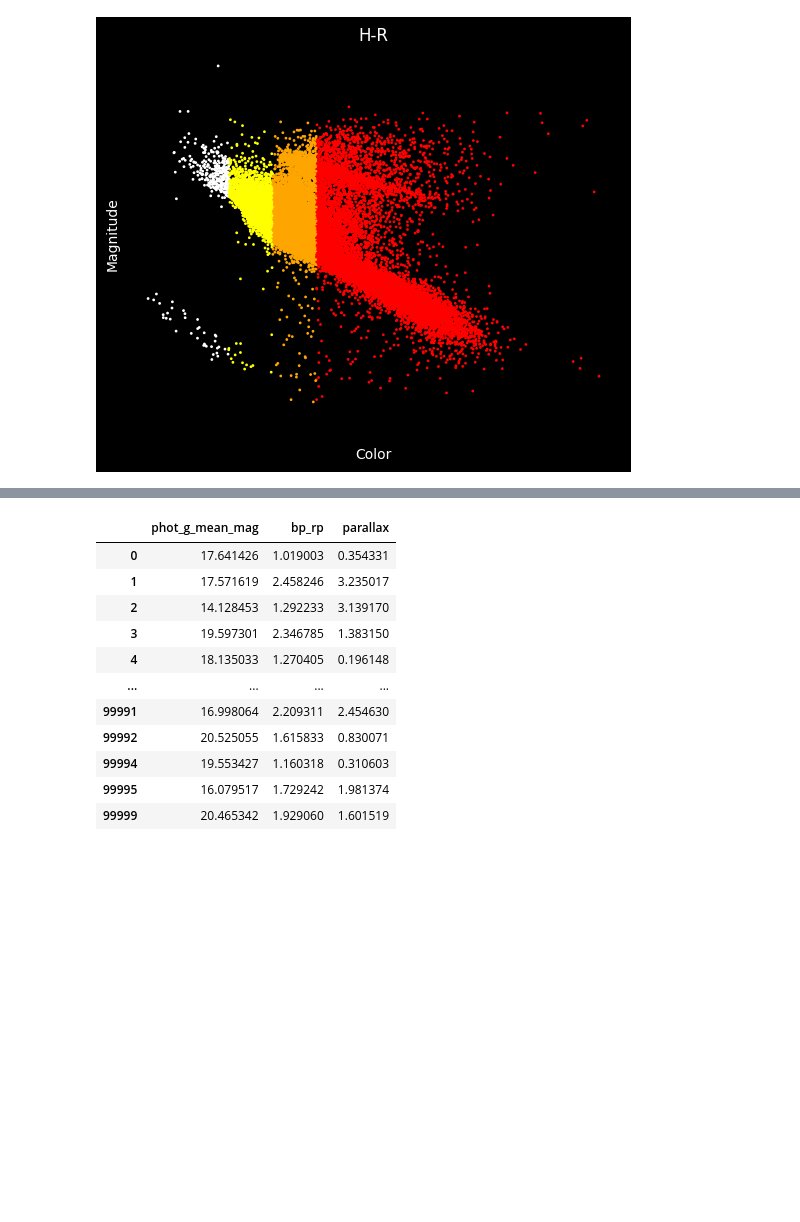
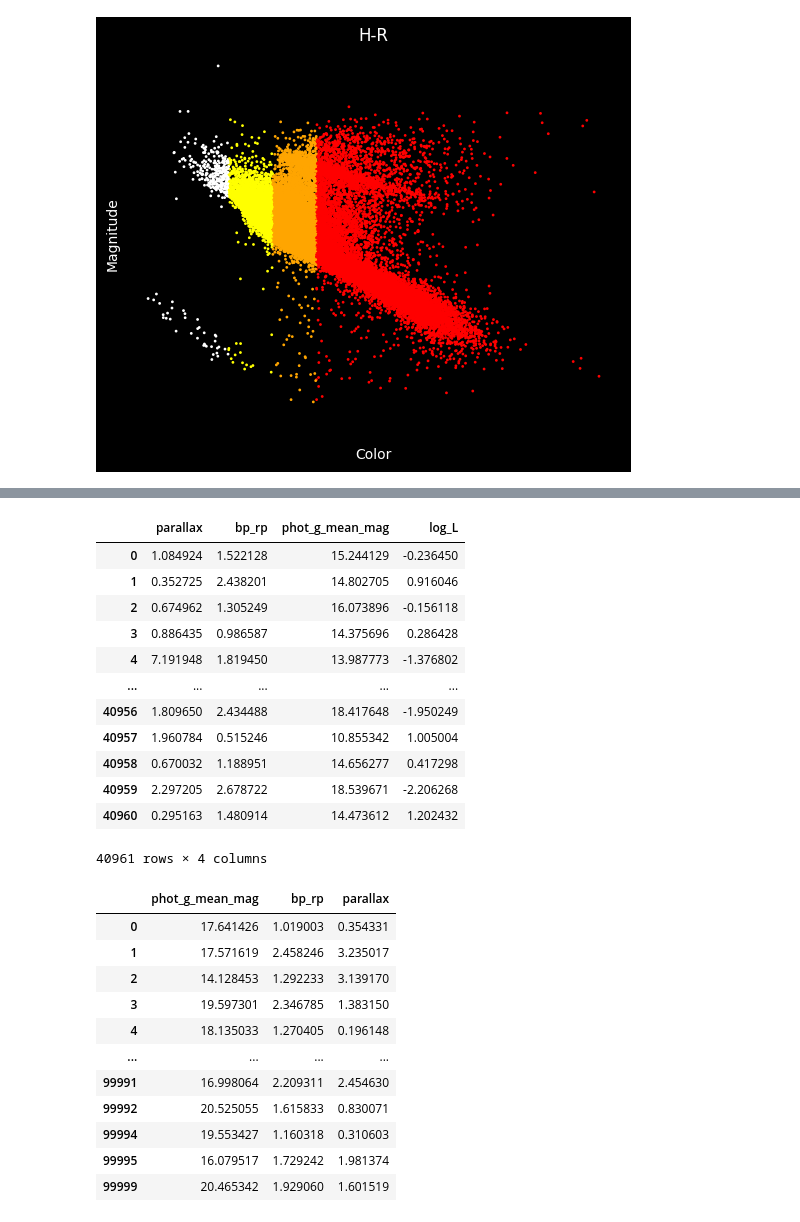
Before and after one commit to arturbernardo/data_stars, a Jupyter notebook: Gaia2Exploration.ipynb, the cells around one changed output, grey strips where cells are left out. Saved outputs shown, nothing was run; the diff lists cells and outputs as text; code cells hidden in the pictures; blank space fills up the shorter version.

```diff
--- a/Gaia2Exploration.ipynb
+++ b/Gaia2Exploration.ipynb
@@ -159,3 +192,19 @@ plt.show()
+# %%
+df
+# %% [output]
+|  | parallax | bp_rp | phot_g_mean_mag | log_L |
+| 0 | 1.084924 | 1.522128 | 15.244129 | -0.236450 |
+| 1 | 0.352725 | 2.438201 | 14.802705 | 0.916046 |
+| 2 | 0.674962 | 1.305249 | 16.073896 | -0.156118 |
+| 3 | 0.886435 | 0.986587 | 14.375696 | 0.286428 |
+| 4 | 7.191948 | 1.819450 | 13.987773 | -1.376802 |
+| ... | ... | ... | ... | ... |
+| 40956 | 1.809650 | 2.434488 | 18.417648 | -1.950249 |
+| 40957 | 1.960784 | 0.515246 | 10.855342 | 1.005004 |
+| 40958 | 0.670032 | 1.188951 | 14.656277 | 0.417298 |
+| 40959 | 2.297205 | 2.678722 | 18.539671 | -2.206268 |
+| 40960 | 0.295163 | 1.480914 | 14.473612 | 1.202432 |
+40961 rows × 4 columns
 # %%
 xyz = pd.DataFrame()
 xyz['phot_g_mean_mag'] = df['phot_g_mean_mag']
```
Also changed, not shown: parts of 3 cells of this notebook.
